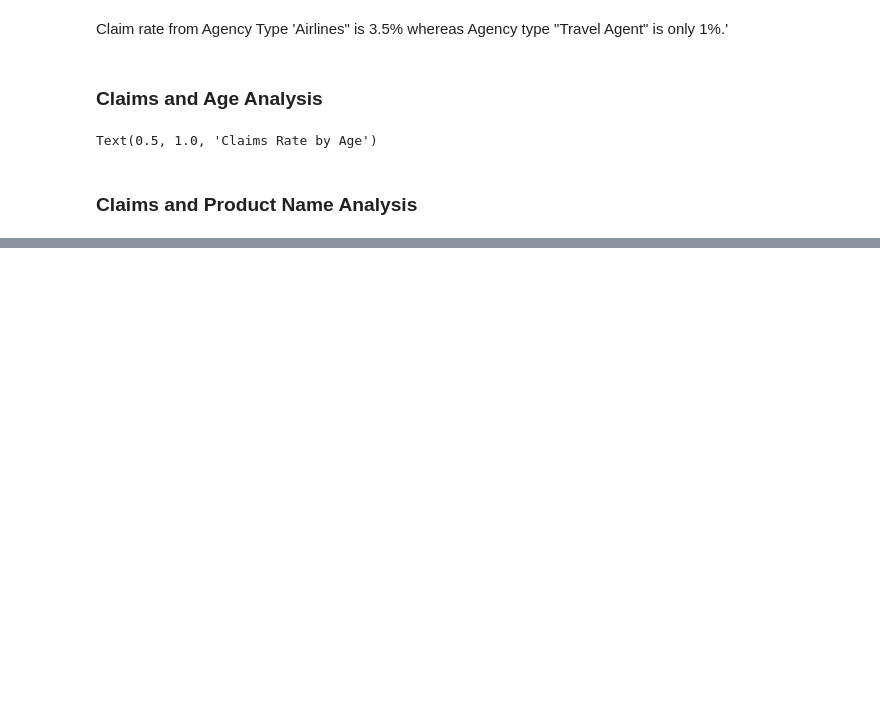
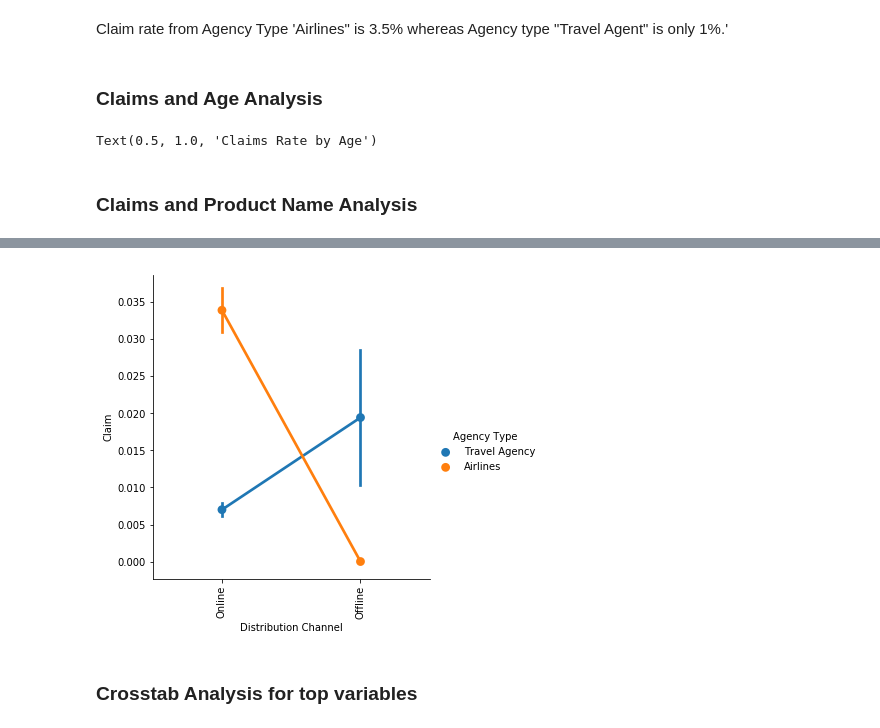
Before and after one commit to prernasinghal88/Are-you-sure-to-Insure-, a Jupyter notebook: Insurer_submission.ipynb, the cells around one changed output, grey strips where cells are left out. Drawn from its saved outputs; the diff is of its cells as text; code cells hidden in the pictures; blank space fills up the shorter version.

```diff
--- a/Insurer_submission.ipynb
+++ b/Insurer_submission.ipynb
@@ -118,0 +147,8 @@ plt.show()
+# %%
+sns.factorplot('Distribution Channel','Claim',hue='Agency Type',data=df)
+plt.xticks(rotation= 90)
+plt.show()
+# %% [output]
+[figure, added]
+# %% [markdown]
+### Crosstab Analysis for top variables
```
Also changed, not shown: parts of 82 cells of this notebook.
